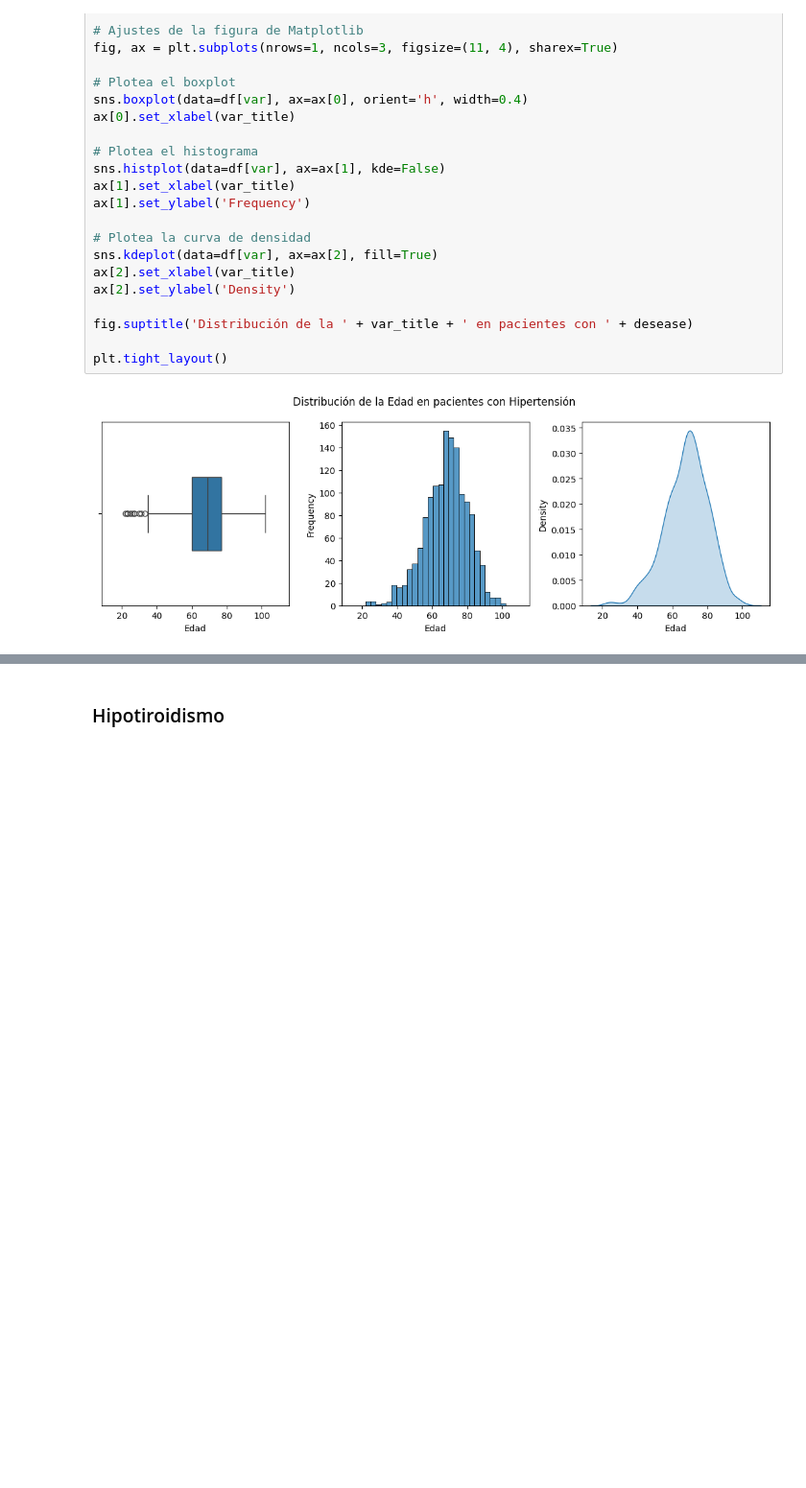
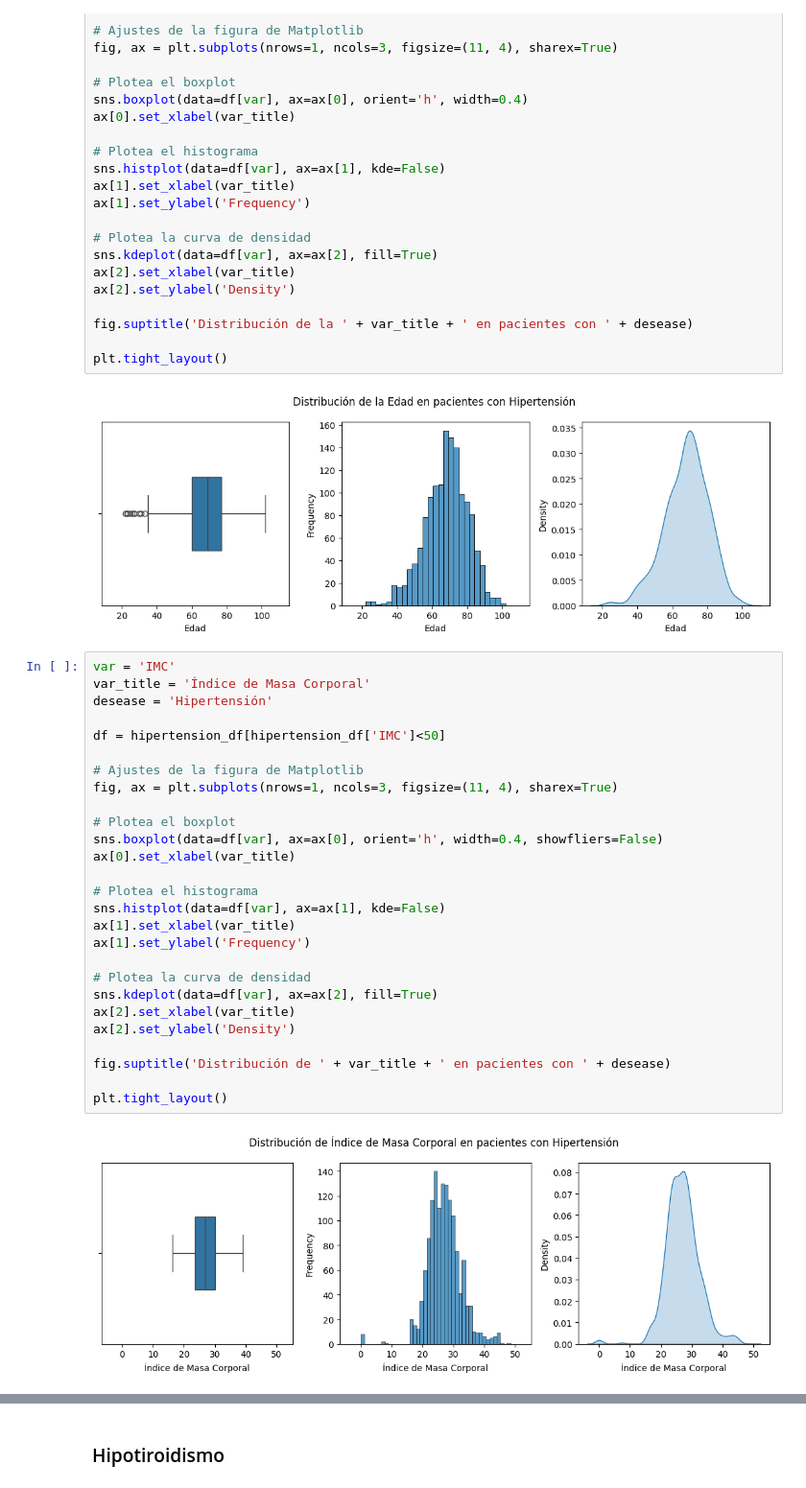
Before and after one commit to yeisonluna/Chcronic-desease-Colombia, a Jupyter notebook: notebooks/EDA.ipynb, the cells around one changed output, grey strips where cells are left out. Shown at 96% size. Cells and saved outputs as stored; diff of their text form; blank space fills up the shorter version.

```diff
--- a/notebooks/EDA.ipynb
+++ b/notebooks/EDA.ipynb
@@ -312,3 +348,32 @@ fig.suptitle('Distribución de la ' + var_title + ' en pacientes con ' + desease
 plt.tight_layout()
 # %% [output]
 [figure]
+# %%
+var = 'IMC'
+var_title = 'Índice de Masa Corporal'
+desease = 'Hipertensión'
+
+df = hipertension_df[hipertension_df['IMC']<50]
+
+# Ajustes de la figura de Matplotlib
+fig, ax = plt.subplots(nrows=1, ncols=3, figsize=(11, 4), sharex=True)
+
+# Plotea el boxplot
+sns.boxplot(data=df[var], ax=ax[0], orient='h', width=0.4, showfliers=False)
+ax[0].set_xlabel(var_title)
+
+# Plotea el histograma
+sns.histplot(data=df[var], ax=ax[1], kde=False)
+ax[1].set_xlabel(var_title)
+ax[1].set_ylabel('Frequency')
+
+# Plotea la curva de densidad
+sns.kdeplot(data=df[var], ax=ax[2], fill=True)
+ax[2].set_xlabel(var_title)
+ax[2].set_ylabel('Density')
+
+fig.suptitle('Distribución de ' + var_title + ' en pacientes con ' + desease)
+
+plt.tight_layout()
+# %% [output]
+[figure, added]
```
Also changed, not shown: parts of 8 cells of this notebook.
